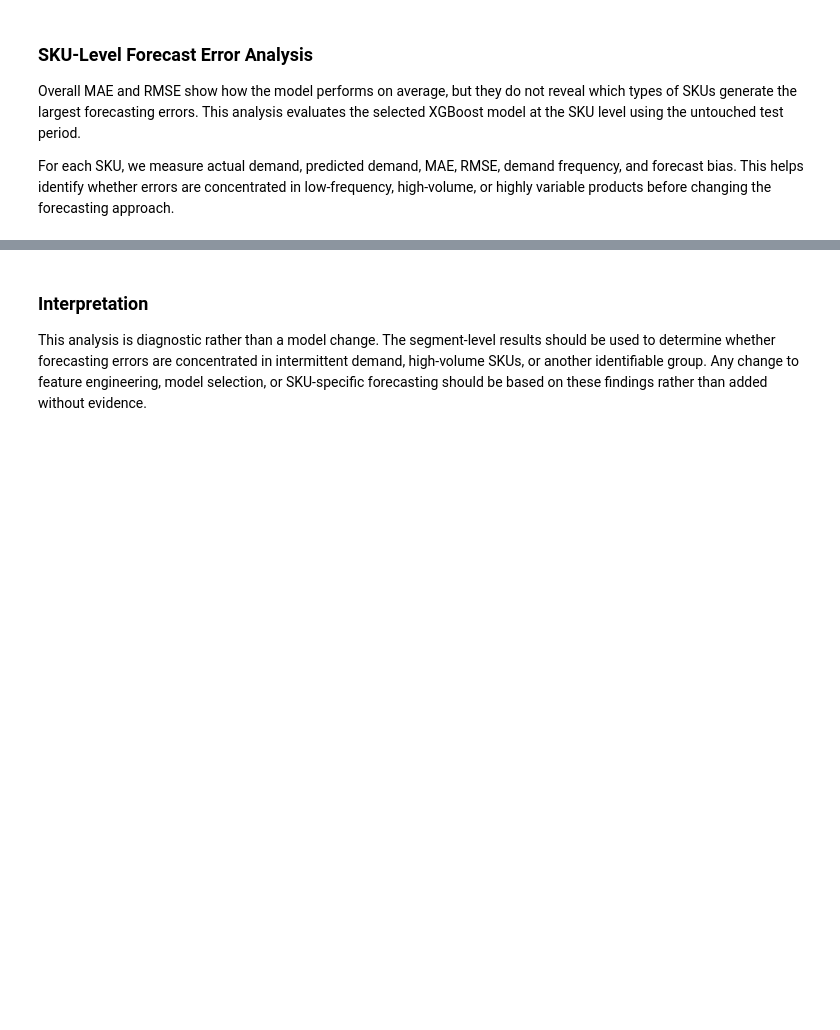
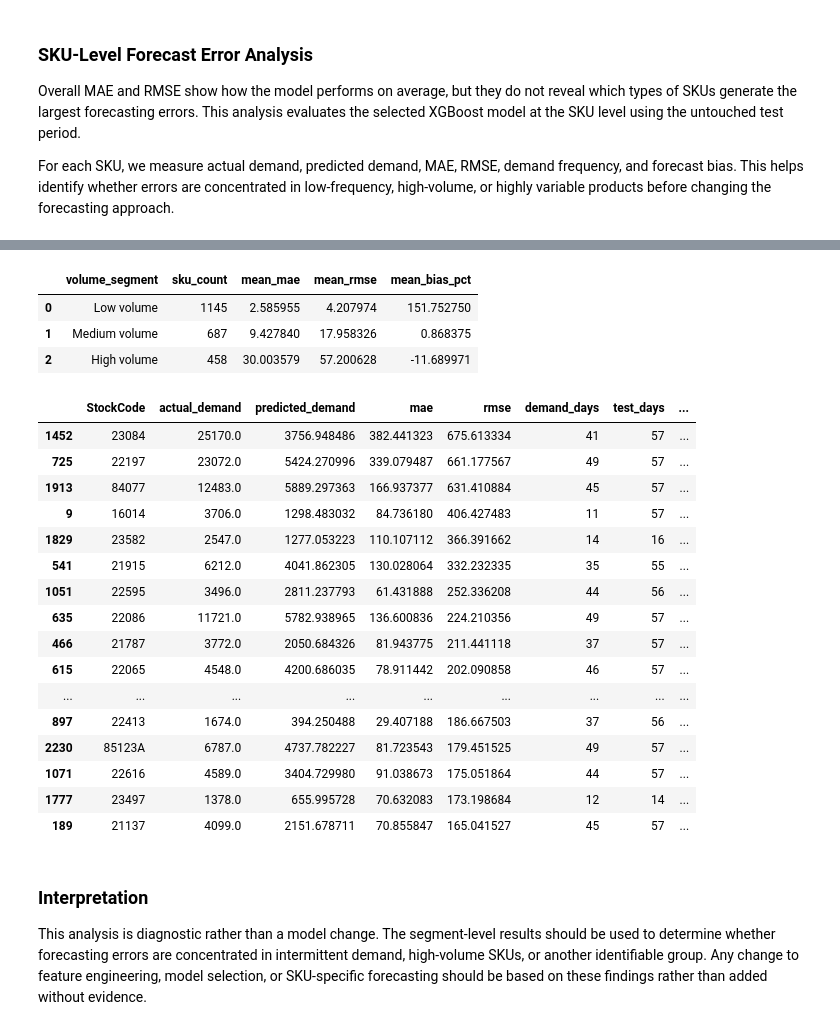
Before and after one commit to rajdeep-senapati/stocksense, a Jupyter notebook: notebooks/02_demand_forecasting.ipynb, the cells around one changed output, grey strips where cells are left out. Saved outputs shown, nothing was run; the diff lists cells and outputs as text; code cells hidden in the pictures; blank space fills up the shorter version.

```diff
--- a/notebooks/02_demand_forecasting.ipynb
+++ b/notebooks/02_demand_forecasting.ipynb
@@ -1157,3 +1201,30 @@ volume_error_summary
+# %%
+volume_error_summary
+# %% [output]
+|  | volume_segment | sku_count | mean_mae | mean_rmse | mean_bias_pct |
+| 0 | Low volume | 1145 | 2.585955 | 4.207974 | 151.752750 |
+| 1 | Medium volume | 687 | 9.427840 | 17.958326 | 0.868375 |
+| 2 | High volume | 458 | 30.003579 | 57.200628 | -11.689971 |
+# %%
+worst_skus
+# %% [output]
+|  | StockCode | actual_demand | predicted_demand | mae | rmse | demand_days | test_days | ... |
+| 1452 | 23084 | 25170.0 | 3756.948486 | 382.441323 | 675.613334 | 41 | 57 | ... |
+| 725 | 22197 | 23072.0 | 5424.270996 | 339.079487 | 661.177567 | 49 | 57 | ... |
+| 1913 | 84077 | 12483.0 | 5889.297363 | 166.937377 | 631.410884 | 45 | 57 | ... |
+| 9 | 16014 | 3706.0 | 1298.483032 | 84.736180 | 406.427483 | 11 | 57 | ... |
+| 1829 | 23582 | 2547.0 | 1277.053223 | 110.107112 | 366.391662 | 14 | 16 | ... |
+| 541 | 21915 | 6212.0 | 4041.862305 | 130.028064 | 332.232335 | 35 | 55 | ... |
+| 1051 | 22595 | 3496.0 | 2811.237793 | 61.431888 | 252.336208 | 44 | 56 | ... |
+| 635 | 22086 | 11721.0 | 5782.938965 | 136.600836 | 224.210356 | 49 | 57 | ... |
+| 466 | 21787 | 3772.0 | 2050.684326 | 81.943775 | 211.441118 | 37 | 57 | ... |
+| 615 | 22065 | 4548.0 | 4200.686035 | 78.911442 | 202.090858 | 46 | 57 | ... |
+| ... | ... | ... | ... | ... | ... | ... | ... | ... |
+| 897 | 22413 | 1674.0 | 394.250488 | 29.407188 | 186.667503 | 37 | 56 | ... |
+| 2230 | 85123A | 6787.0 | 4737.782227 | 81.723543 | 179.451525 | 49 | 57 | ... |
+| 1071 | 22616 | 4589.0 | 3404.729980 | 91.038673 | 175.051864 | 44 | 57 | ... |
+| 1777 | 23497 | 1378.0 | 655.995728 | 70.632083 | 173.198684 | 12 | 14 | ... |
+| 189 | 21137 | 4099.0 | 2151.678711 | 70.855847 | 165.041527 | 45 | 57 | ... |
 # %% [markdown]
 ### Interpretation
 
```
Also changed, not shown: parts of 14 cells of this notebook.
